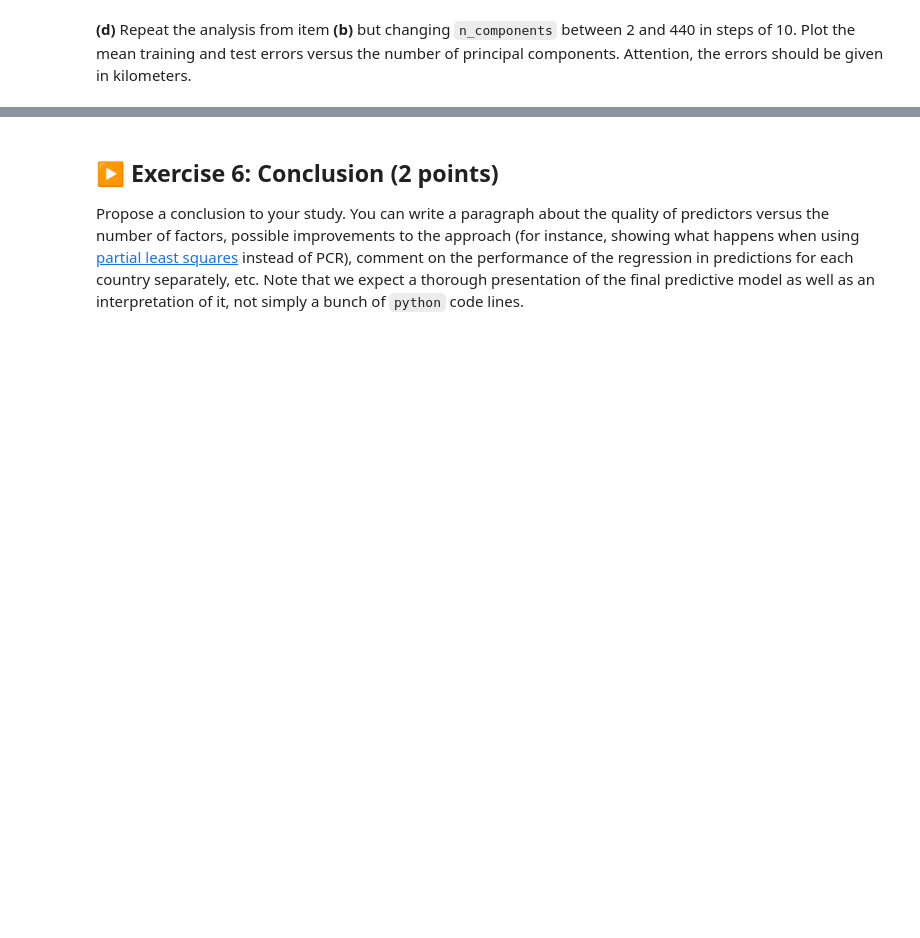
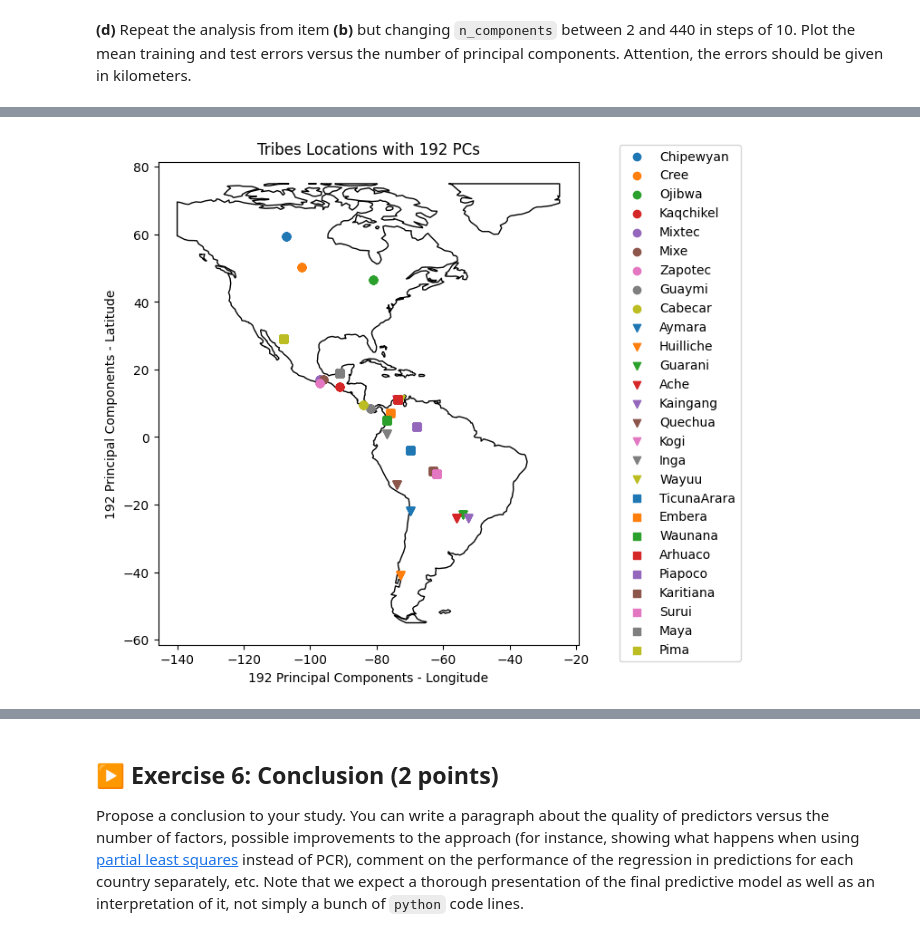
Before and after one commit to Riku-lou-loup/ISLA-maoude-dangddk-jouiniy, a Jupyter notebook: TP2/TP2.ipynb, the cells around one changed output, grey strips where cells are left out. Drawn from its saved outputs; the diff is of its cells as text; code cells hidden in the pictures; blank space fills up the shorter version.

```diff
--- a/TP2/TP2.ipynb
+++ b/TP2/TP2.ipynb
@@ -535,28 +471,23 @@ from sklearn.model_selection import GroupKFold
 from sklearn.pipeline import make_pipeline
 
 
-# Targets: latitude and longitude together
 y = df[["lat", "long"]].values
 
-# Use the country column as grouping variable
-# If your dataframe has an explicit country column name, you can replace this by df["Country"]
+
 groups = df.iloc[:, 1].values
 
-# 10-fold grouped cross-validation
 cv = GroupKFold(n_splits=10)
 
-# PCR pipeline with 4 principal components
 pipe = make_pipeline(
     PCA(n_components=4),
     LinearRegression()
 )
 
-# Out-of-fold predictions
 y_pred_oof = np.zeros_like(y, dtype=float)
 fold_errors_km = []
 
-for fold, (train_idx, test_idx) in enumerate(cv.split(X_std, y, groups=groups), start=1):
-    X_train, X_test = X_std[train_idx], X_std[test_idx]
+for fold, (train_idx, test_idx) in enumerate(cv.split(X, y, groups=groups), start=1):
+    X_train, X_test = X[train_idx], X[test_idx]
     y_train, y_test = y[train_idx], y[test_idx]
 
     pipe.fit(X_train, y_train)
@@ -700,0 +630,59 @@ Best mean test error: 2041.17 km
+# %%
+
+X = df.iloc[:, 8:].values
+y = df[["lat", "long"]].values
+groups = df.iloc[:, 1].values
+
+cv = GroupKFold(n_splits=10)
+pipe = make_pipeline(
+    PCA(n_components=best_n_components),
+    LinearRegression()
+)
+
+
+y_pred_oof = np.zeros_like(y, dtype=float)
+train_errors = []
+test_errors = []
+
+for train_idx, test_idx in cv.split(X, y, groups=groups):
+    X_train, X_test = X[train_idx], X[test_idx]
+    y_train, y_test = y[train_idx], y[test_idx]
+
+    pipe.fit(X_train, y_train)
+
+    y_train_pred = pipe.predict(X_train)
+    y_test_pred = pipe.predict(X_test)
+
+    train_errors.append(mean_haversine_km(y_train, y_train_pred))
+    test_errors.append(mean_haversine_km(y_test, y_test_pred))
+
+    y_pred_oof[test_idx] = y_test_pred
+
+# Store predictions
+df_pred_cv = df.copy()
+df_pred_cv["lat_pred"] = y_pred_oof[:, 0]
+df_pred_cv["long_pred"] = y_pred_oof[:, 1]
+
+
+# Create a GeoDataFrame
+gdf = gpd.GeoDataFrame(df_pred_cv, geometry=gpd.points_from_xy(df_pred_cv["long_pred"], df_pred_cv["lat_pred"]))
+
+# Plotting
+world = gpd.read_file(geodatasets.get_path('naturalearth.land'))
+fig, ax = plt.subplots(figsize=(8.0, 6.5))
+plt.subplots_adjust(left=0.0, right=0.90, bottom=0.10, top=0.92)
+world.clip([-140, -55, -25, 75]).plot(ax=ax, color='white', edgecolor='black')
+marker_list = ['o', 'v', 's']
+colors_list = [f'C{i}' for i in range(9)]
+for i, tribe in enumerate(gdf['Pop'].unique()):
+    members_tribe = gdf[gdf['Pop'] == tribe]
+    ax.scatter(members_tribe['long'], members_tribe['lat'],
+               marker=marker_list[i//9],
+               color=colors_list[i%9], label=tribe)
+ax.legend(loc='center right', bbox_to_anchor=(1.4, 0.5))
+ax.set_title(f'Tribes Locations with {best_n_components} PCs')
+ax.set_xlabel(f'{best_n_components} Principal Components - Longitude')
+ax.set_ylabel(f'{best_n_components} Principal Components - Latitude')
+fig.show()
+# %% [output]
+[figure, added]
```
Also changed, not shown: parts of 24 cells of this notebook.
